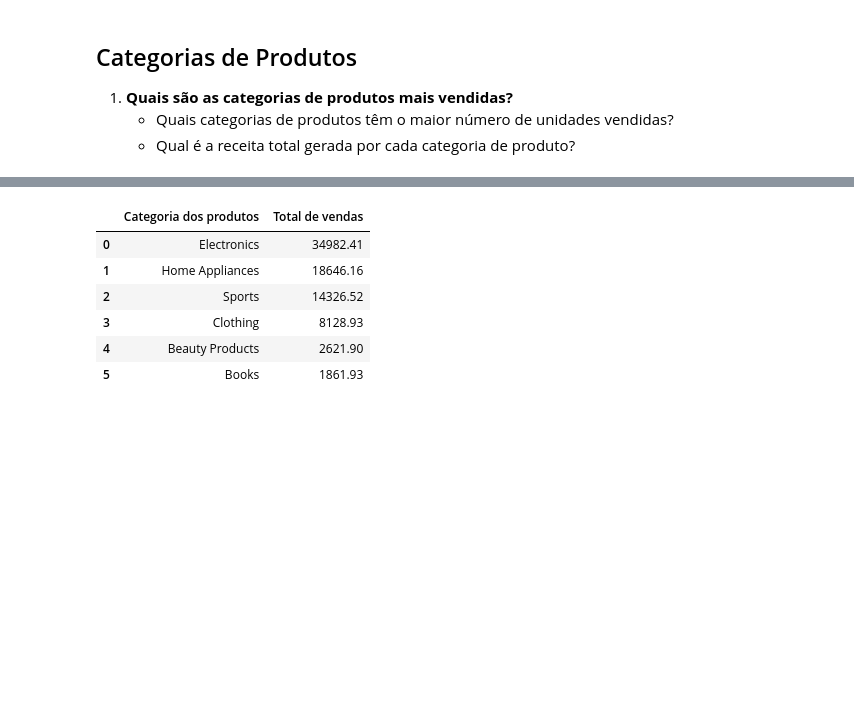
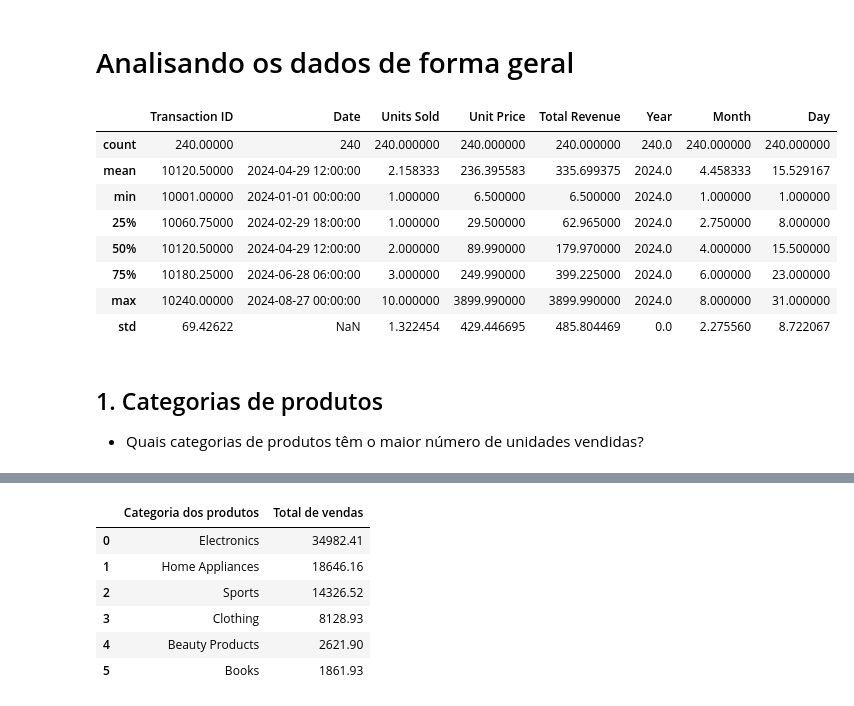
Before and after one commit to tadokatocommm/sales_data, a Jupyter notebook: script2.ipynb, the cells around one changed output, grey strips where cells are left out. Cells and saved outputs as stored; diff of their text form; code cells hidden in the pictures; blank space fills up the shorter version.

```diff
--- a/script2.ipynb
+++ b/script2.ipynb
@@ -13,5 +54,17 @@ df.head()
+# %% [markdown]
+# Analisando os dados de forma geral
+# %%
+df.describe()
+# %% [output]
+|  | Transaction ID | Date | Units Sold | Unit Price | Total Revenue | Year | Month | Day |
+| count | 240.00000 | 240 | 240.000000 | 240.000000 | 240.000000 | 240.0 | 240.000000 | 240.000000 |
+| mean | 10120.50000 | 2024-04-29 12:00:00 | 2.158333 | 236.395583 | 335.699375 | 2024.0 | 4.458333 | 15.529167 |
+| min | 10001.00000 | 2024-01-01 00:00:00 | 1.000000 | 6.500000 | 6.500000 | 2024.0 | 1.000000 | 1.000000 |
+| 25% | 10060.75000 | 2024-02-29 18:00:00 | 1.000000 | 29.500000 | 62.965000 | 2024.0 | 2.750000 | 8.000000 |
+| 50% | 10120.50000 | 2024-04-29 12:00:00 | 2.000000 | 89.990000 | 179.970000 | 2024.0 | 4.000000 | 15.500000 |
+| 75% | 10180.25000 | 2024-06-28 06:00:00 | 3.000000 | 249.990000 | 399.225000 | 2024.0 | 6.000000 | 23.000000 |
+| max | 10240.00000 | 2024-08-27 00:00:00 | 10.000000 | 3899.990000 | 3899.990000 | 2024.0 | 8.000000 | 31.000000 |
+| std | 69.42622 | NaN | 1.322454 | 429.446695 | 485.804469 | 0.0 | 2.275560 | 8.722067 |
 # %% [markdown]
-## Categorias de Produtos
-1. **Quais são as categorias de produtos mais vendidas?**
-   - Quais categorias de produtos têm o maior número de unidades vendidas?
-   - Qual é a receita total gerada por cada categoria de produto?
+## 1. Categorias de produtos
+- Quais categorias de produtos têm o maior número de unidades vendidas?
```
Also changed, not shown: parts of 23 cells of this notebook, 7 other files.
